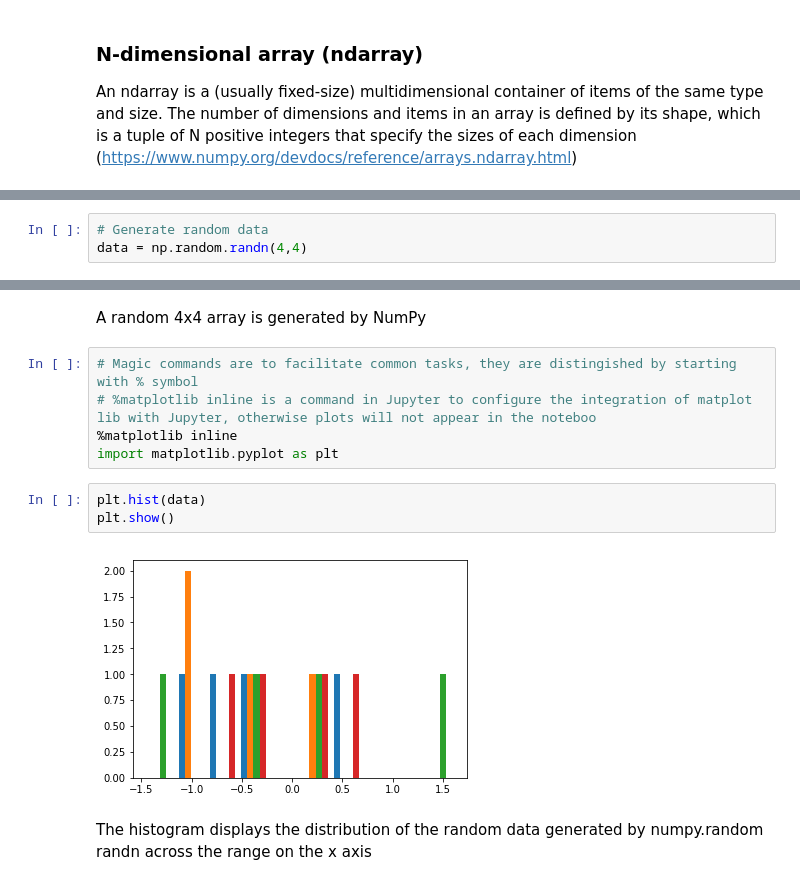
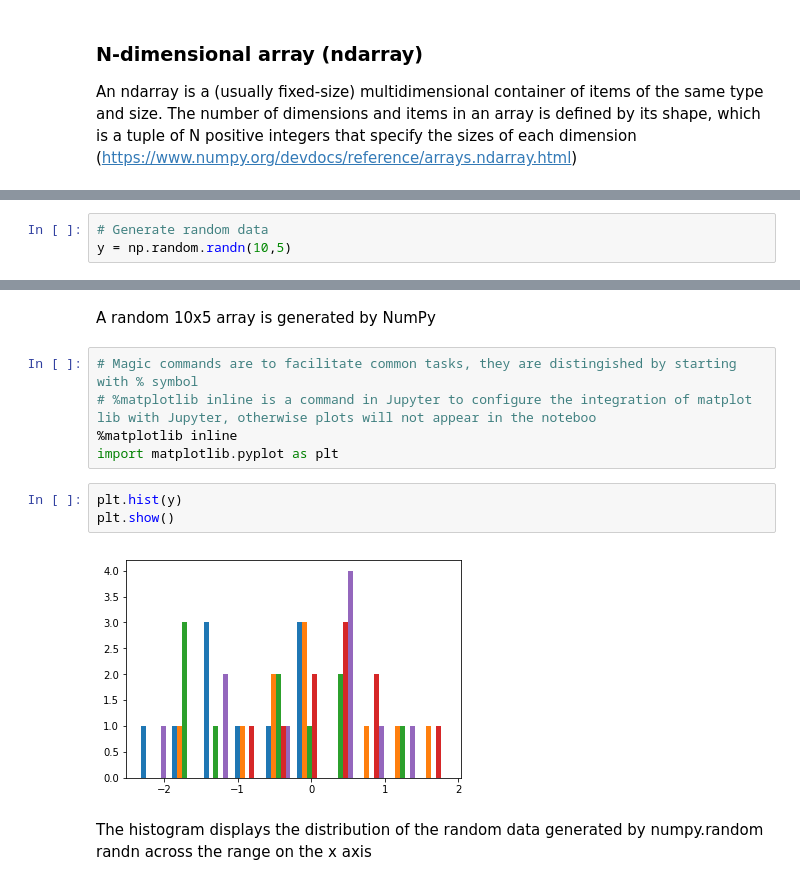
Before and after one commit to GraceAKelly/ProgrammingforDataAnalytics, a Jupyter notebook: Numpy-random.ipynb, the cells around one changed output, grey strips where cells are left out. Cells and saved outputs as stored; diff of their text form.

```diff
--- a/Numpy-random.ipynb
+++ b/Numpy-random.ipynb
@@ -69,3 +99,3 @@ An ndarray is a (usually fixed-size) multidimensional container of items of the
 # %%
 # Generate random data
-data = np.random.randn(4,4)
+y = np.random.randn(10,5)
@@ -79,14 +115,14 @@ array([[-0.94549514, -0.85133918, -1.46825307, -0.26180765],
 # %% [markdown]
-A random 4x4 array is generated by NumPy
+A random 10x5 array is generated by NumPy
 # %%
 # Magic commands are to facilitate common tasks, they are distingished by starting with % symbol
 # %matplotlib inline is a command in Jupyter to configure the integration of matplot lib with Jupyter, otherwise plots will not appear in the noteboo
 %matplotlib inline
 import matplotlib.pyplot as plt
 # %%
-plt.hist(data)
+plt.hist(y)
 plt.show()
 # %% [output]
-[figure, old version]
+[figure, new version]
 # %% [markdown]
 The histogram displays the distribution of the random data generated by numpy.random randn across the range on the x axis
```
Also changed, not shown: parts of 28 cells of this notebook.
